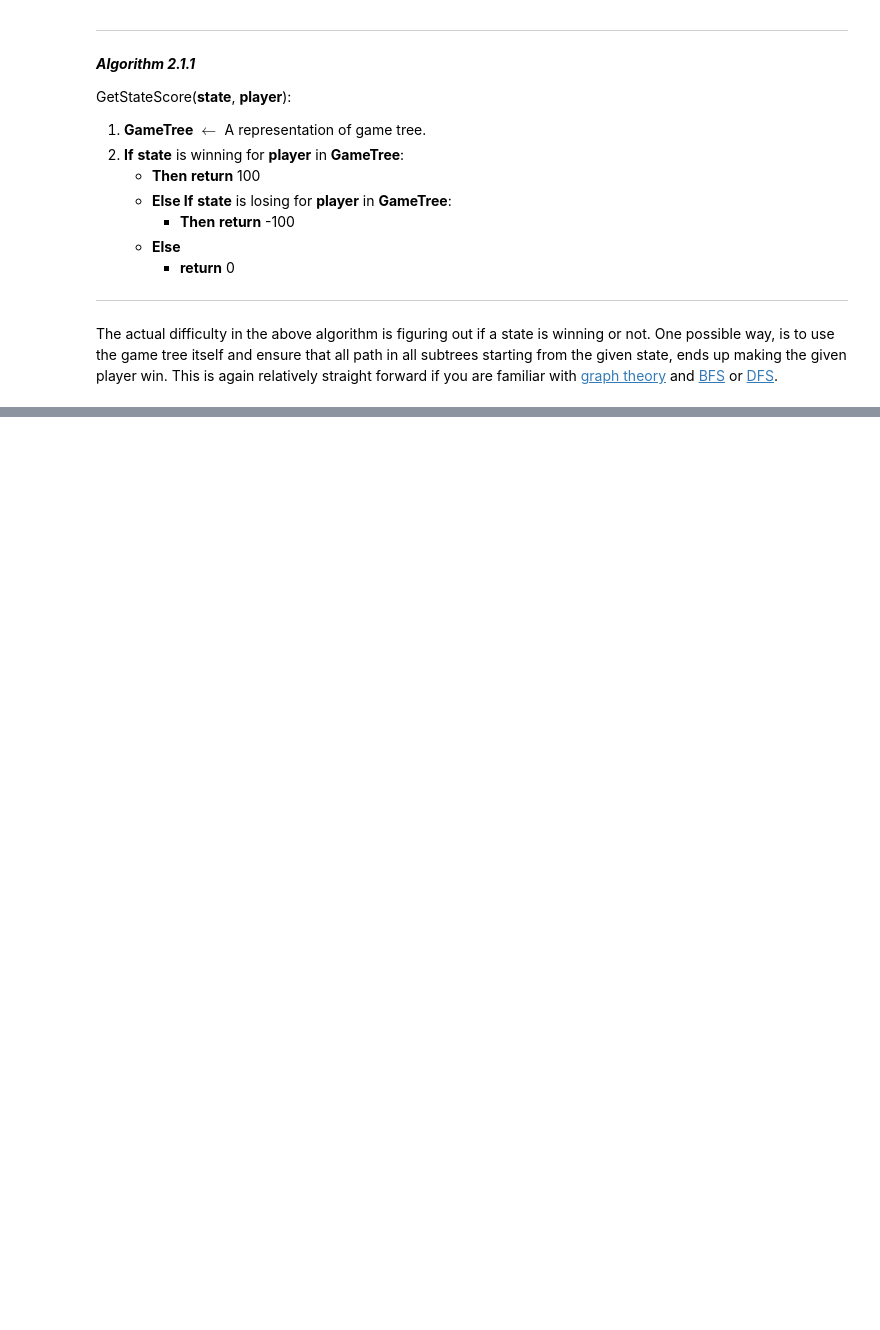
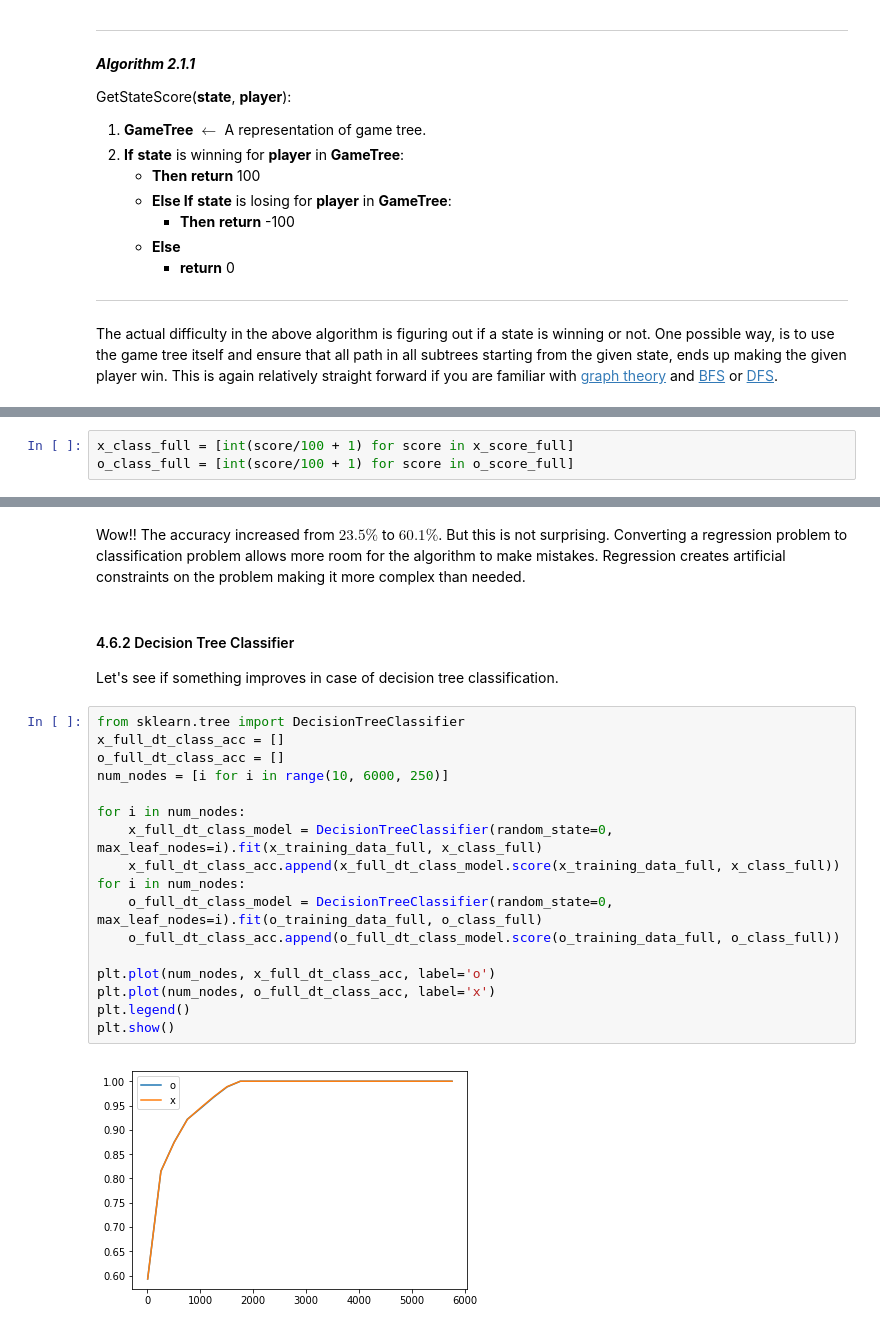
Before and after one commit to amit9oct/Games-With-ML, a Jupyter notebook: TicTacToe/TicTacToeModelGen.ipynb, the cells around one changed output, grey strips where cells are left out. Saved outputs shown, nothing was run; the diff lists cells and outputs as text; blank space fills up the shorter version.

```diff
--- a/TicTacToe/TicTacToeModelGen.ipynb
+++ b/TicTacToe/TicTacToeModelGen.ipynb
@@ -203,0 +375,3 @@ print(x_class_model.coef_, " * state + ", x_class_model.intercept_)
+# %%
+x_class_full = [int(score/100 + 1) for score in x_score_full]
+o_class_full = [int(score/100 + 1) for score in o_score_full]
@@ -203,0 +413,25 @@ print(x_class_model.coef_, " * state + ", x_class_model.intercept_)
+# %% [markdown]
+Wow!! The accuracy increased from $23.5\%$ to $60.1\%$. But this is not surprising. Converting a regression problem to classification problem allows more room for the algorithm to make mistakes. Regression creates artificial constraints on the problem making it more complex than needed.
+# %% [markdown]
+#### 4.6.2 Decision Tree Classifier
+
+Let's see if something improves in case of decision tree classification.
+# %%
+from sklearn.tree import DecisionTreeClassifier
+x_full_dt_class_acc = []
+o_full_dt_class_acc = []
+num_nodes = [i for i in range(10, 6000, 250)]
+
+for i in num_nodes:
+    x_full_dt_class_model = DecisionTreeClassifier(random_state=0, max_leaf_nodes=i).fit(x_training_data_full, x_class_full)
+    x_full_dt_class_acc.append(x_full_dt_class_model.score(x_training_data_full, x_class_full))
+for i in num_nodes:
+    o_full_dt_class_model = DecisionTreeClassifier(random_state=0, max_leaf_nodes=i).fit(o_training_data_full, o_class_full)
+    o_full_dt_class_acc.append(o_full_dt_class_model.score(o_training_data_full, o_class_full))
+
+plt.plot(num_nodes, x_full_dt_class_acc, label='o')
+plt.plot(num_nodes, o_full_dt_class_acc, label='x')
+plt.legend()
+plt.show()
+# %% [output]
+[figure, added]
```
Also changed, not shown: parts of 52 cells of this notebook.
